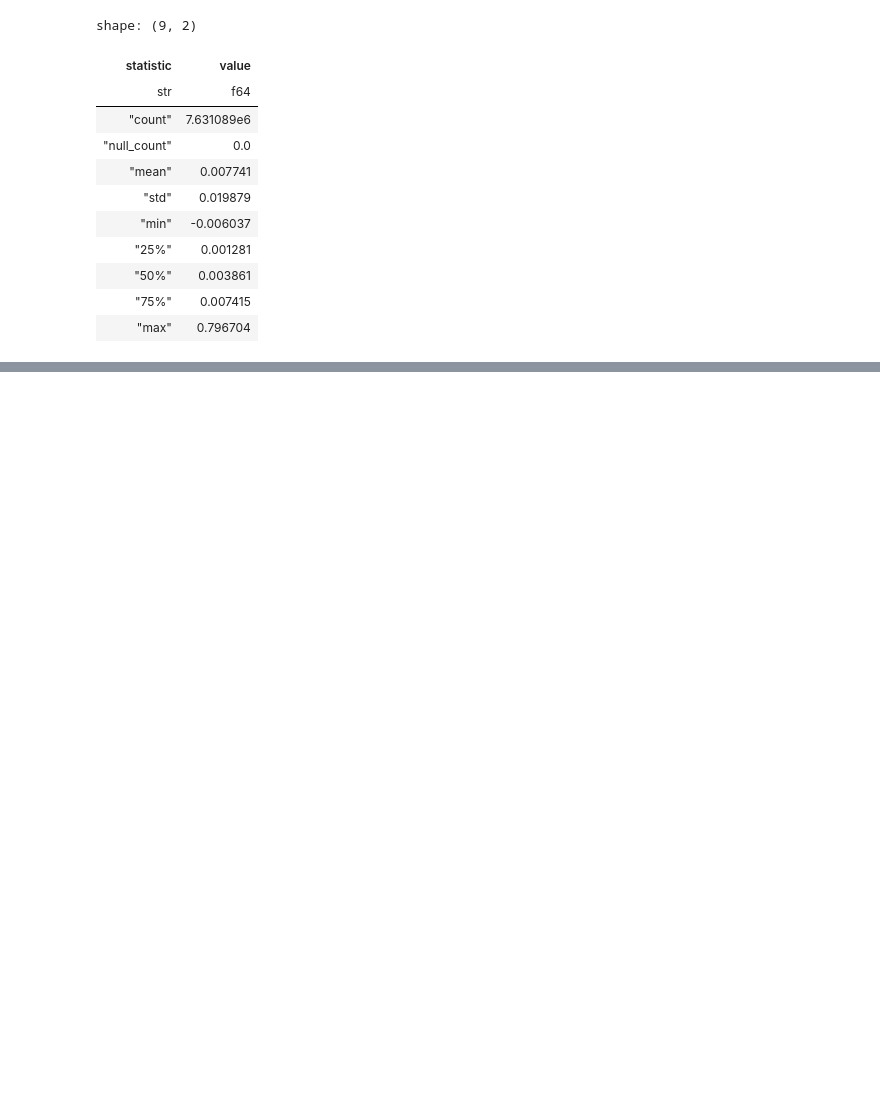
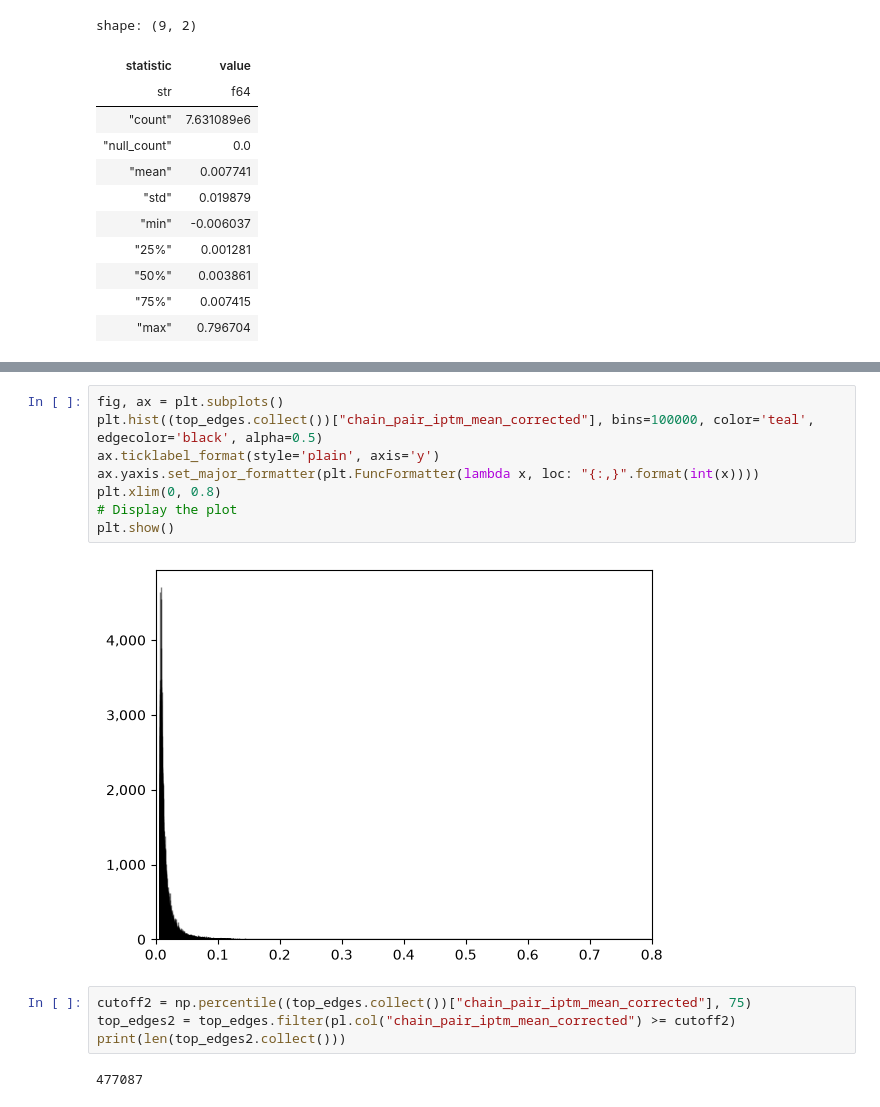
Before and after one commit to Sabah-hoq/yeast, a Jupyter notebook: notebooks/sizeCorrected.ipynb, the cells around one changed output, grey strips where cells are left out. Drawn from its saved outputs; the diff is of its cells as text; blank space fills up the shorter version.

```diff
--- a/notebooks/sizeCorrected.ipynb
+++ b/notebooks/sizeCorrected.ipynb
@@ -125 +145,17 @@ shape: (9, 2)
 | "max" | 0.796704 |
+# %%
+fig, ax = plt.subplots()
+plt.hist((top_edges.collect())["chain_pair_iptm_mean_corrected"], bins=100000, color='teal', edgecolor='black', alpha=0.5)
+ax.ticklabel_format(style='plain', axis='y')
+ax.yaxis.set_major_formatter(plt.FuncFormatter(lambda x, loc: "{:,}".format(int(x))))
+plt.xlim(0, 0.8)
+# Display the plot
+plt.show()
+# %% [output]
+[figure, added]
+# %%
+cutoff2 = np.percentile((top_edges.collect())["chain_pair_iptm_mean_corrected"], 75)
+top_edges2 = top_edges.filter(pl.col("chain_pair_iptm_mean_corrected") >= cutoff2)
+print(len(top_edges2.collect()))
+# %% [output]
+477087
```
Also changed, not shown: parts of 13 cells of this notebook.
